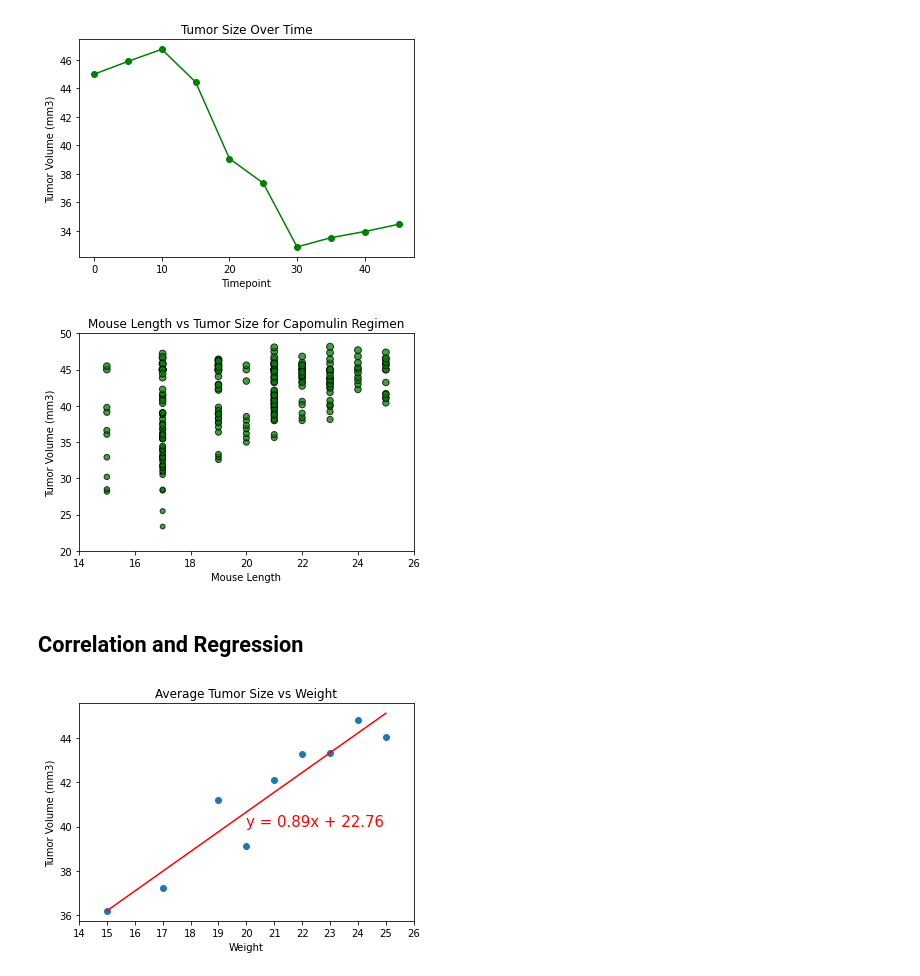
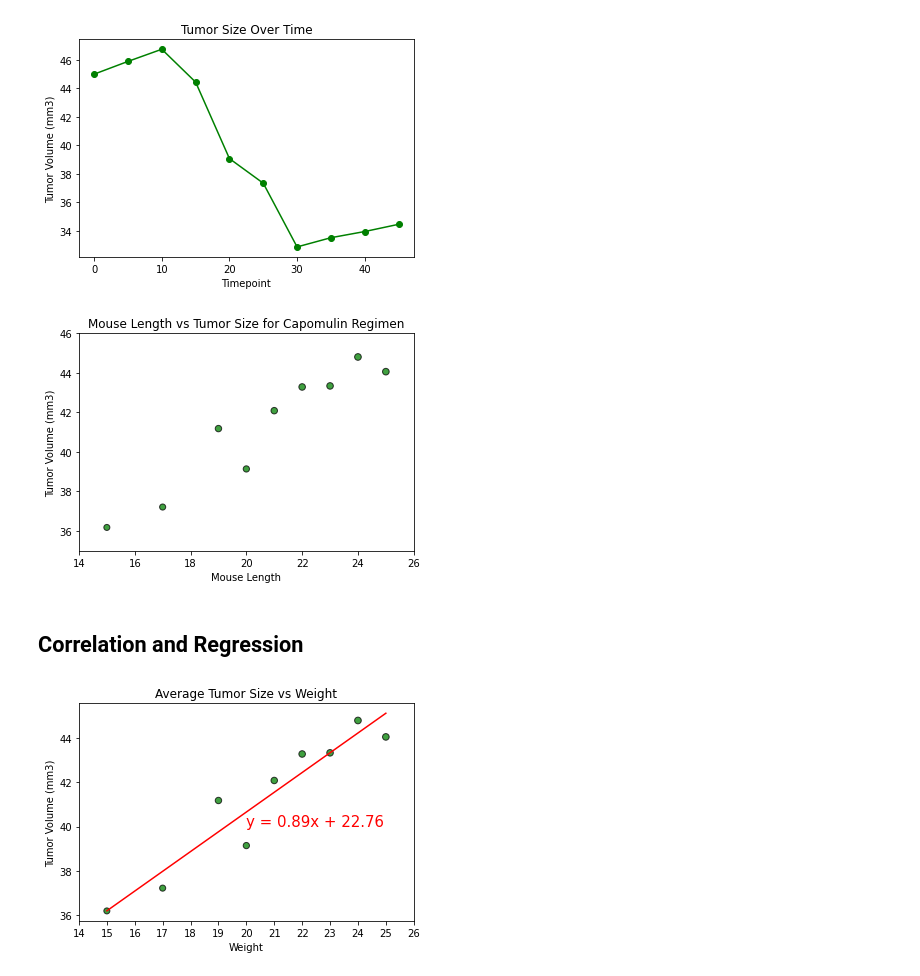
Before and after one commit to granttowers/matplotlib-challenge, a Jupyter notebook: pymaceuticals_starter.ipynb, the cells around one changed output. Saved outputs shown, nothing was run; the diff lists cells and outputs as text; code cells hidden in the pictures.

```diff
--- a/pymaceuticals_starter.ipynb
+++ b/pymaceuticals_starter.ipynb
@@ -371,26 +371,32 @@ plt.savefig("Images/PyPlot_Line.png");
 # %%
 # Generate a scatter plot of mouse weight versus average tumor volume for the Capomulin regimen
 #---------------
-clean_mouse_data
+
 # Create a new DF
 Capomulin = clean_mouse_data.set_index("Drug Regimen")
 Capomulin = Capomulin.loc[["Capomulin"]]
+Capomulin = Capomulin.groupby(Capomulin["Weight (g)"])["Tumor Volume (mm3)"].agg(['mean'])
+Capomulin.head(99)
+
+scatter_data = Capomulin["mean"]
+x_values = scatter_data.index
+y_values = scatter_data.values
 
 # Create Scatter Plot
-plt.scatter(Capomulin["Weight (g)"], Capomulin["Tumor Volume (mm3)"], marker="o", facecolors="green", edgecolors="black", s=Capomulin["Tumor Volume (mm3)"], alpha=0.75)
-plt.xlabel("Mouse Length")
+plt.scatter(scatter_data.index, scatter_data.values, marker="o", facecolors="green", edgecolors="black", s=scatter_data.values, alpha=0.75)
+plt.xlabel("Mouse Weight")
 plt.ylabel("Tumor Volume (mm3)")
 plt.title("Mouse Length vs Tumor Size");
 
 # Setting Plot Labels and formatting
 plt.xlabel("Mouse Length")
 plt.ylabel("Tumor Volume (mm3)")
 plt.title("Mouse Length vs Tumor Size for Capomulin Regimen")
-plt.ylim(20, 50)
+plt.ylim(35, 46)
 plt.xlim(14, 26)
 plt.savefig("Images/PyPlot_Scatter.png");
 # %% [output]
-[figure, old version]
+[figure, new version]
 # %% [markdown]
 ## Correlation and Regression
 # %%
@@ -413,7 +419,7 @@ regress_values = x_values * slope + intercept
 line_eq = "y = " + str(round(slope,2)) + "x + " + str(round(intercept,2))
 
 # Plot the data
-plt.scatter(x_values,y_values)
+plt.scatter(x_values,y_values, marker="o", facecolors="green", edgecolors="black", s=scatter_data.values, alpha=0.75)
 plt.plot(x_values,regress_values,"r-")
 plt.xticks(ticks=[14, 15, 16, 17 ,18, 19, 20, 21, 22, 23, 24, 25, 26])
 plt.annotate(line_eq,(20,40),fontsize=15,color="red")
@@ -422,4 +428,4 @@ plt.ylabel("Tumor Volume (mm3)")
 plt.title("Average Tumor Size vs Weight")
 plt.savefig("Images/PyPlot_Scatter - Correlation.png");
 # %% [output]
-[figure, old version]
+[figure, new version]
```
Also changed, not shown: parts of 3 cells of this notebook, 4 other files.
